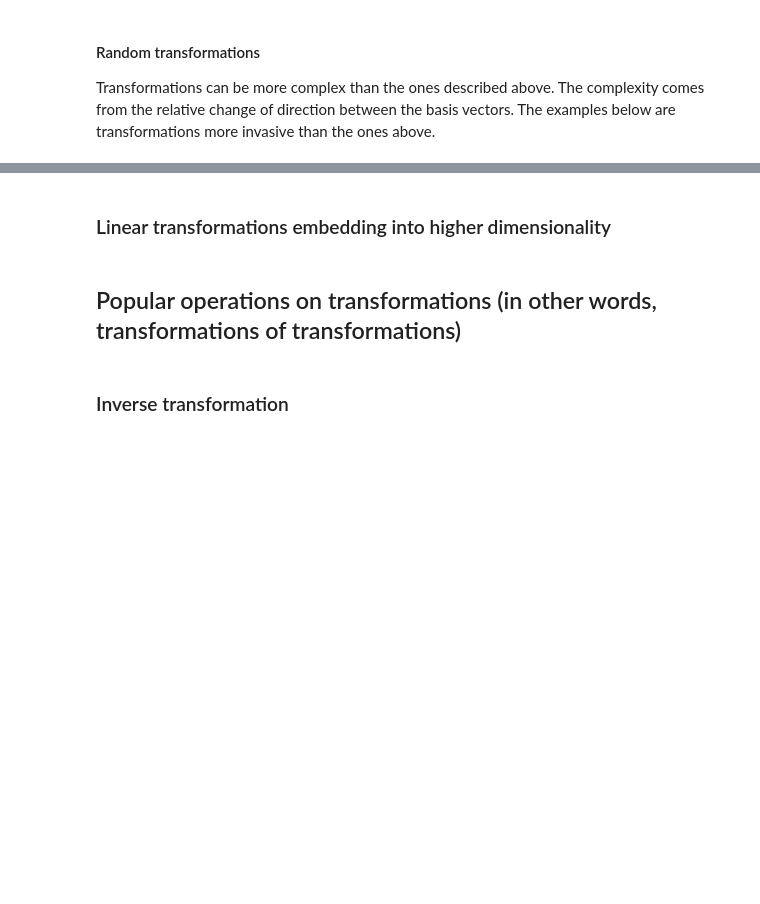
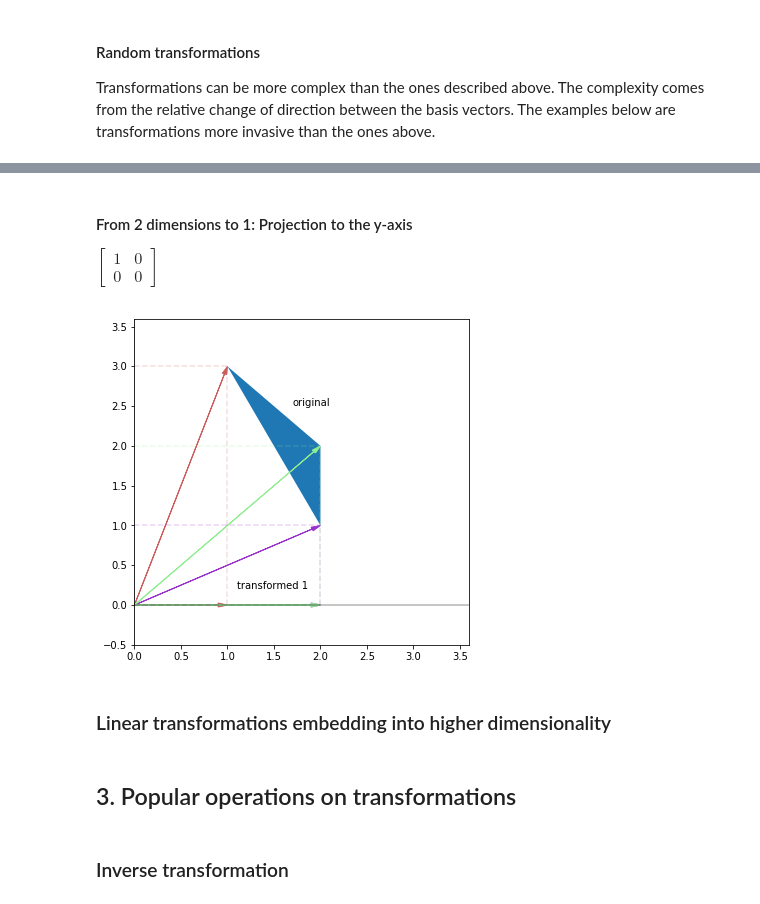
Before and after one commit to koulakis/interactive-math-for-data-science, a Jupyter notebook: linear_algebra.ipynb, the cells around one changed output, grey strips where cells are left out. Saved outputs shown, nothing was run; the diff lists cells and outputs as text; code cells hidden in the pictures; blank space fills up the shorter version.

```diff
--- a/linear_algebra.ipynb
+++ b/linear_algebra.ipynb
@@ -446,7 +480,33 @@ plt.show()
+# %% [markdown]
+#### From 2 dimensions to 1: Projection to the y-axis
+$\begin{bmatrix}
+    1 & 0\\
+    0 & 0
+\end{bmatrix}$
+# %%
+projection_y_matrix = np.array([
+    [1, 0],
+    [0, 0]
+])
+
+transformed_vectors = [np.matmul(projection_y_matrix, vector) for vector in vectors]
+
+plt.figure(figsize=(6, 6))
+plt.ylim((-0.5, 3.5))
+plot_vectors_and_polygon(vectors, colors)
+plt.annotate('original', xy=vectors[2] + [-.3, .5])
+
+plot_vectors_and_polygon(transformed_vectors, colors)
+plt.annotate('transformed 1', xy=transformed_vectors[2] + [-0.9, .2])
+
+plt.show()
+# %% [output]
+[figure, added]
 # %% [markdown]
 ### Linear transformations embedding into higher dimensionality
 # %% [markdown]
-## Popular operations on transformations (in other words, transformations of transformations)
+<a id='section3'></a>
+## 3. Popular operations on transformations
 # %% [markdown]
 ### Inverse transformation
 # %% [markdown]
```
Also changed, not shown: parts of 12 cells of this notebook.
